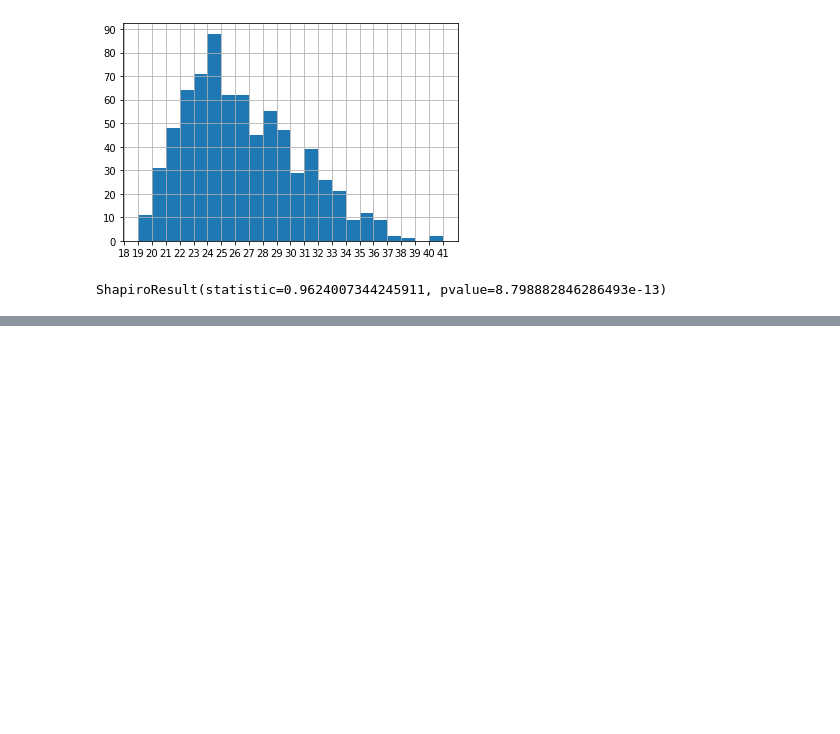
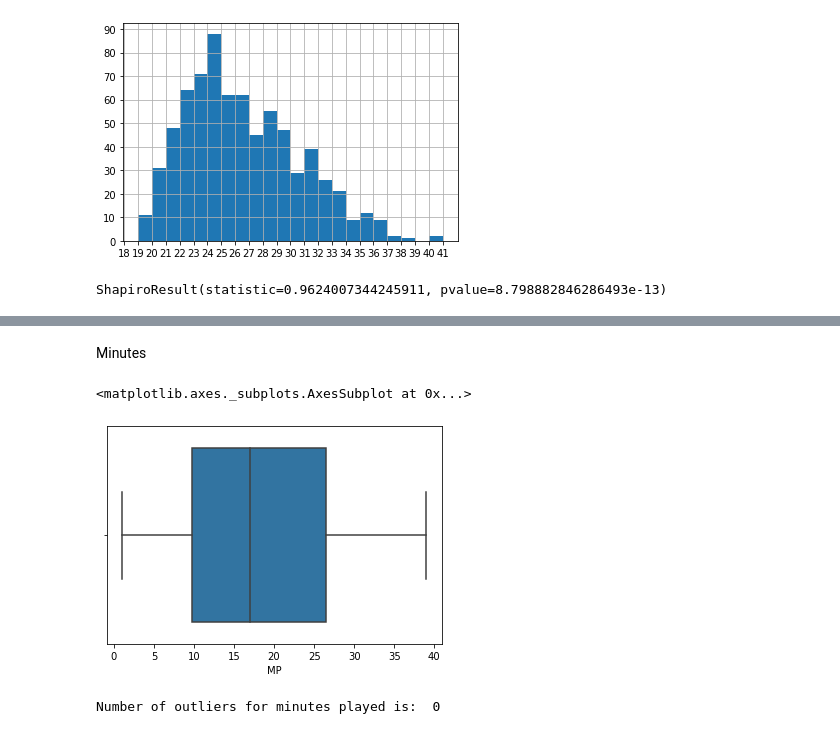
Before and after one commit to MennoCoehoorn/OZNAL, a Jupyter notebook: NBA.ipynb, the cells around one changed output, grey strips where cells are left out. Drawn from its saved outputs; the diff is of its cells as text; code cells hidden in the pictures; blank space fills up the shorter version.

```diff
--- a/NBA.ipynb
+++ b/NBA.ipynb
@@ -135,0 +176,11 @@ ShapiroResult(statistic=0.9624007344245911, pvalue=8.798882846286493e-13)
+# %% [markdown]
+Minutes
+# %%
+sns.boxplot('MP', data=df)
+# %% [output]
+<matplotlib.axes._subplots.AxesSubplot at 0x...>
+[figure, added]
+# %%
+print("Number of outliers for minutes played is: ",len(outliers('MP')))
+# %% [output]
+Number of outliers for minutes played is:  0
```
Also changed, not shown: parts of 17 cells of this notebook.
